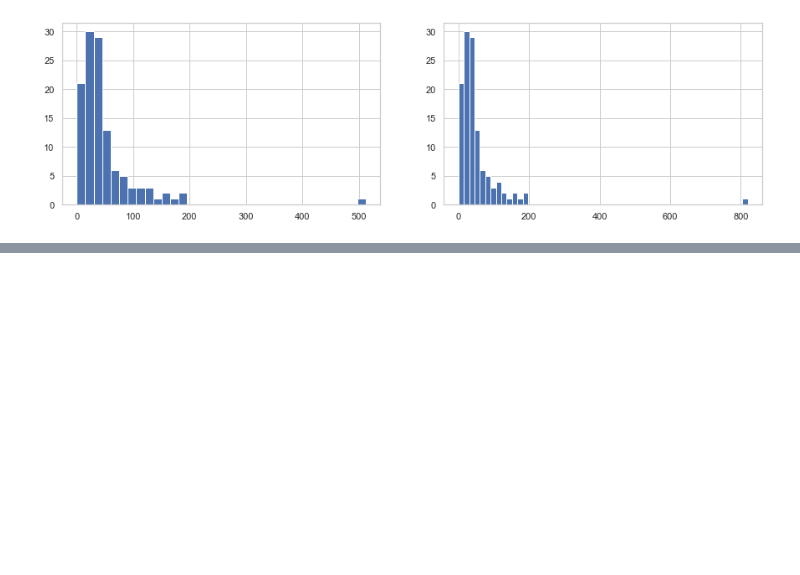
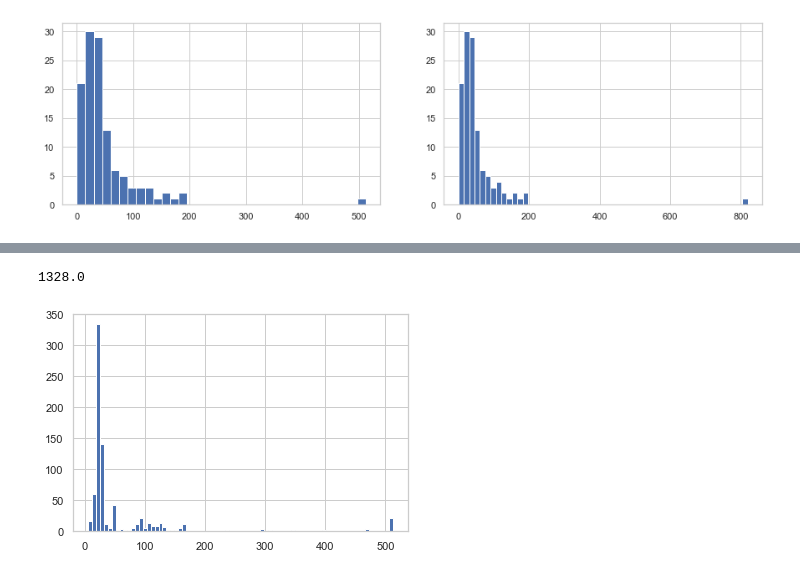
Before and after one commit to aishwaryajadhav/Chemical-Patent-Reaction-Extraction, a Jupyter notebook: Analysis.ipynb, the cells around one changed output, grey strips where cells are left out. Saved outputs shown, nothing was run; the diff lists cells and outputs as text; code cells hidden in the pictures; blank space fills up the shorter version.

```diff
--- a/Analysis.ipynb
+++ b/Analysis.ipynb
@@ -225,0 +334,7 @@ visualize(train_reactions_per_document, bins = 'auto')
+# %%
+# Distribution of reaction chars in partial reaction para
+print(max(reaction_char_count))
+_,_,_ = plt.hist([min(r, 512) for r in reaction_char_count], bins = 'auto')
+# %% [output]
+1328.0
+[figure, added]
```
Also changed, not shown: parts of 11 cells of this notebook, 3 other files.
